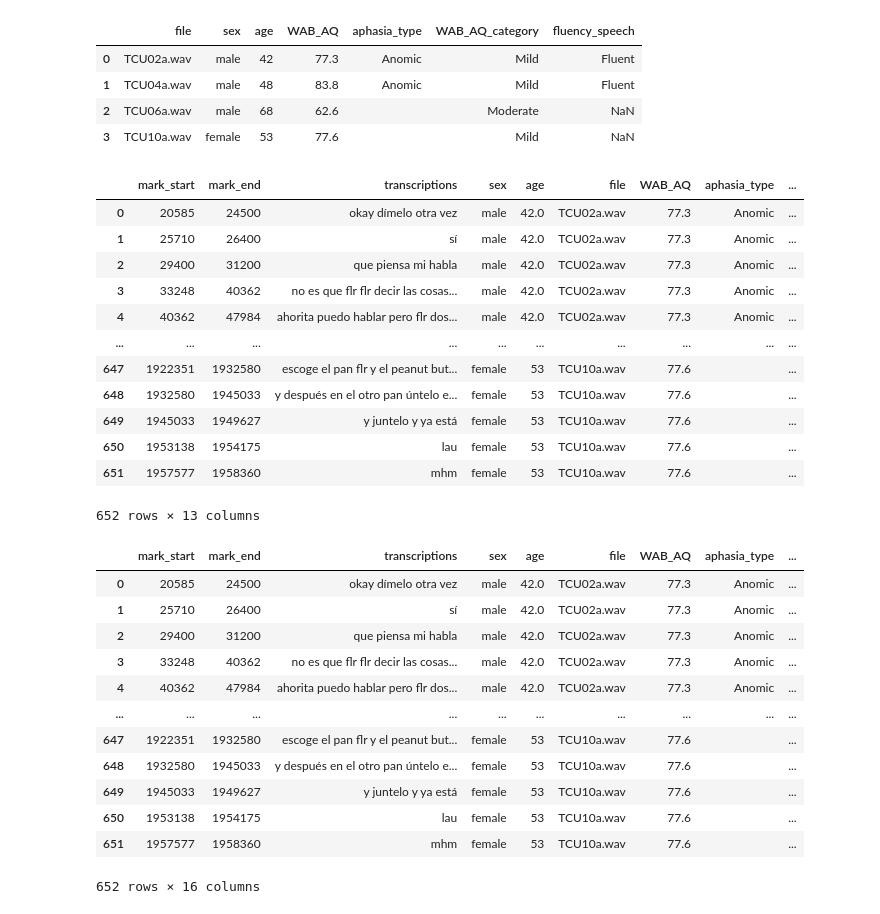
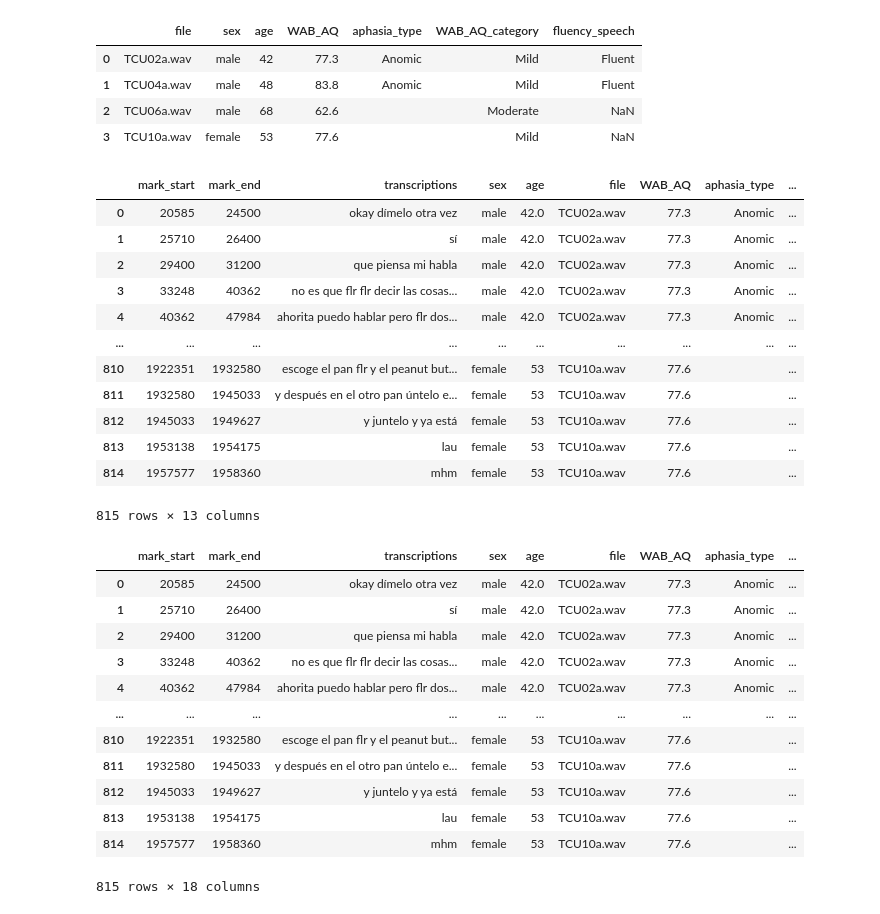
Before and after one commit to monirome/afasia_catalan, a Jupyter notebook: 1.procesamiento_aphasiabank.ipynb, the cells around one changed output. Drawn from its saved outputs; the diff is of its cells as text; code cells hidden in the pictures.

```diff
--- a/1.procesamiento_aphasiabank.ipynb
+++ b/1.procesamiento_aphasiabank.ipynb
@@ -26,8 +25,6 @@ def extract_patient_info(file_directory):
     v_age = []
     v_WAB_AQ = []
     v_aphasia_type = []
-    v_WAB_AQ_category = []
-    v_fluency_speech = []
     v_file_name = []
 
     for f in files:
@@ -84,41 +81,37 @@ df_info
 | 3 | TCU10a.wav | female | 53 | 77.6 |  | Mild | NaN |
 # %%
 df_aphbank = pd.read_csv('/Users/monicaromero/PycharmProjects/afasia_cat/aphasiabank_es/df_ES_clean_2.csv')
-
-# Eliminar el archivo "TCU06a.wav" si no tiene información
-if 'file' in df_aphbank.columns:
-    df_aphbank = df_aphbank[df_aphbank['file'] != "TCU06a.wav"]
 
 # Combinar ambos datasets por la columna 'file'
 df_combined = pd.merge(df_aphbank, df_info, on='file', how='left', suffixes=('', '_new'))
 
 # Llenar los valores NaN del dataset original con los nuevos valores extraídos
 df_combined['sex'] = df_combined['sex'].fillna(df_combined['sex_new'])
 df_combined['age'] = df_combined['age'].fillna(df_combined['age_new'])
 df_combined['WAB_AQ'] = df_combined['WAB_AQ'].fillna(df_combined['WAB_AQ_new'])
 df_combined['aphasia_type'] = df_combined['aphasia_type'].fillna(df_combined['aphasia_type_new'])
 df_combined['WAB_AQ_category'] = df_combined['WAB_AQ_category'].fillna(df_combined['WAB_AQ_category_new'])
 df_combined['fluency_speech'] = df_combined['fluency_speech'].fillna(df_combined['fluency_speech_new'])
 
 # Eliminar columnas adicionales generadas durante la combinación
 df_combined = df_combined.drop(columns=[
     'sex_new', 'age_new', 'WAB_AQ_new', 'aphasia_type_new', 'WAB_AQ_category_new', 'fluency_speech_new'
 ])
 df_combined
 # %% [output]
 |  | mark_start | mark_end | transcriptions | sex | age | file | WAB_AQ | aphasia_type | ... |
 | 0 | 20585 | 24500 | okay dímelo otra vez | male | 42.0 | TCU02a.wav | 77.3 | Anomic | ... |
 | 1 | 25710 | 26400 | sí | male | 42.0 | TCU02a.wav | 77.3 | Anomic | ... |
 | 2 | 29400 | 31200 | que piensa mi habla | male | 42.0 | TCU02a.wav | 77.3 | Anomic | ... |
 | 3 | 33248 | 40362 | no es que flr flr decir las cosas... | male | 42.0 | TCU02a.wav | 77.3 | Anomic | ... |
 | 4 | 40362 | 47984 | ahorita puedo hablar pero flr dos... | male | 42.0 | TCU02a.wav | 77.3 | Anomic | ... |
 | ... | ... | ... | ... | ... | ... | ... | ... | ... | ... |
-| 647 | 1922351 | 1932580 | escoge el pan flr y el peanut but... | female | 53 | TCU10a.wav | 77.6 |  | ... |
-| 648 | 1932580 | 1945033 | y después en el otro pan úntelo e... | female | 53 | TCU10a.wav | 77.6 |  | ... |
-| 649 | 1945033 | 1949627 | y juntelo y ya está | female | 53 | TCU10a.wav | 77.6 |  | ... |
-| 650 | 1953138 | 1954175 | lau | female | 53 | TCU10a.wav | 77.6 |  | ... |
-| 651 | 1957577 | 1958360 | mhm | female | 53 | TCU10a.wav | 77.6 |  | ... |
+| 810 | 1922351 | 1932580 | escoge el pan flr y el peanut but... | female | 53 | TCU10a.wav | 77.6 |  | ... |
+| 811 | 1932580 | 1945033 | y después en el otro pan úntelo e... | female | 53 | TCU10a.wav | 77.6 |  | ... |
+| 812 | 1945033 | 1949627 | y juntelo y ya está | female | 53 | TCU10a.wav | 77.6 |  | ... |
+| 813 | 1953138 | 1954175 | lau | female | 53 | TCU10a.wav | 77.6 |  | ... |
+| 814 | 1957577 | 1958360 | mhm | female | 53 | TCU10a.wav | 77.6 |  | ... |
-652 rows × 13 columns
+815 rows × 13 columns
 # %%
 # Mapeos definidos para convertir texto en números
 mapeo_aphasia_type = {
@@ -148,6 +141,8 @@ mapeo_genere = {
 df_combined['sex_numeric'] = df_combined['sex'].map(mapeo_genere)
 df_combined['TipusAfàsia'] = df_combined['aphasia_type'].map(mapeo_aphasia_type)
 df_combined['fluency_speech_numeric'] = df_combined['fluency_speech'].map(mapeo_fluency_speech)
+df_combined['LLengWAB'] = 2
+df_combined['CIP'] = df_combined['file'].str.replace('.wav', '', regex=False)
 
 df_combined
 # %% [output]
@@ -158,12 +153,12 @@ df_combined
 | 3 | 33248 | 40362 | no es que flr flr decir las cosas... | male | 42.0 | TCU02a.wav | 77.3 | Anomic | ... |
 | 4 | 40362 | 47984 | ahorita puedo hablar pero flr dos... | male | 42.0 | TCU02a.wav | 77.3 | Anomic | ... |
 | ... | ... | ... | ... | ... | ... | ... | ... | ... | ... |
-| 647 | 1922351 | 1932580 | escoge el pan flr y el peanut but... | female | 53 | TCU10a.wav | 77.6 |  | ... |
-| 648 | 1932580 | 1945033 | y después en el otro pan úntelo e... | female | 53 | TCU10a.wav | 77.6 |  | ... |
-| 649 | 1945033 | 1949627 | y juntelo y ya está | female | 53 | TCU10a.wav | 77.6 |  | ... |
-| 650 | 1953138 | 1954175 | lau | female | 53 | TCU10a.wav | 77.6 |  | ... |
-| 651 | 1957577 | 1958360 | mhm | female | 53 | TCU10a.wav | 77.6 |  | ... |
+| 810 | 1922351 | 1932580 | escoge el pan flr y el peanut but... | female | 53 | TCU10a.wav | 77.6 |  | ... |
+| 811 | 1932580 | 1945033 | y después en el otro pan úntelo e... | female | 53 | TCU10a.wav | 77.6 |  | ... |
+| 812 | 1945033 | 1949627 | y juntelo y ya está | female | 53 | TCU10a.wav | 77.6 |  | ... |
+| 813 | 1953138 | 1954175 | lau | female | 53 | TCU10a.wav | 77.6 |  | ... |
+| 814 | 1957577 | 1958360 | mhm | female | 53 | TCU10a.wav | 77.6 |  | ... |
-652 rows × 16 columns
+815 rows × 18 columns
 # %%
 column_mapping = {
     'mark_start': 'Inicio',
```
Also changed, not shown: parts of 2 cells of this notebook.
